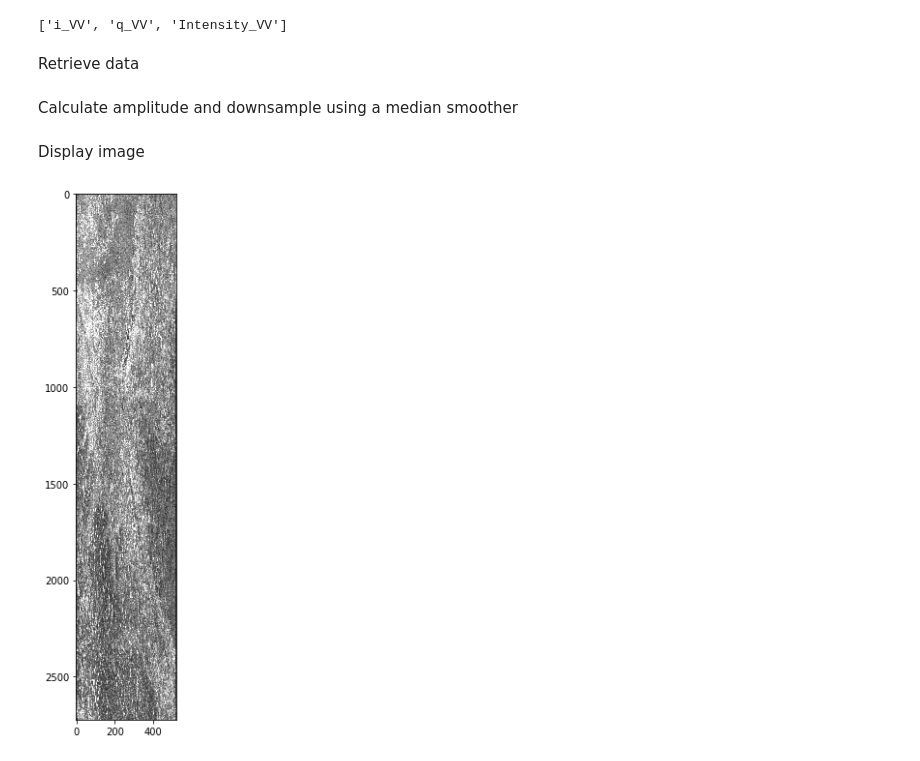
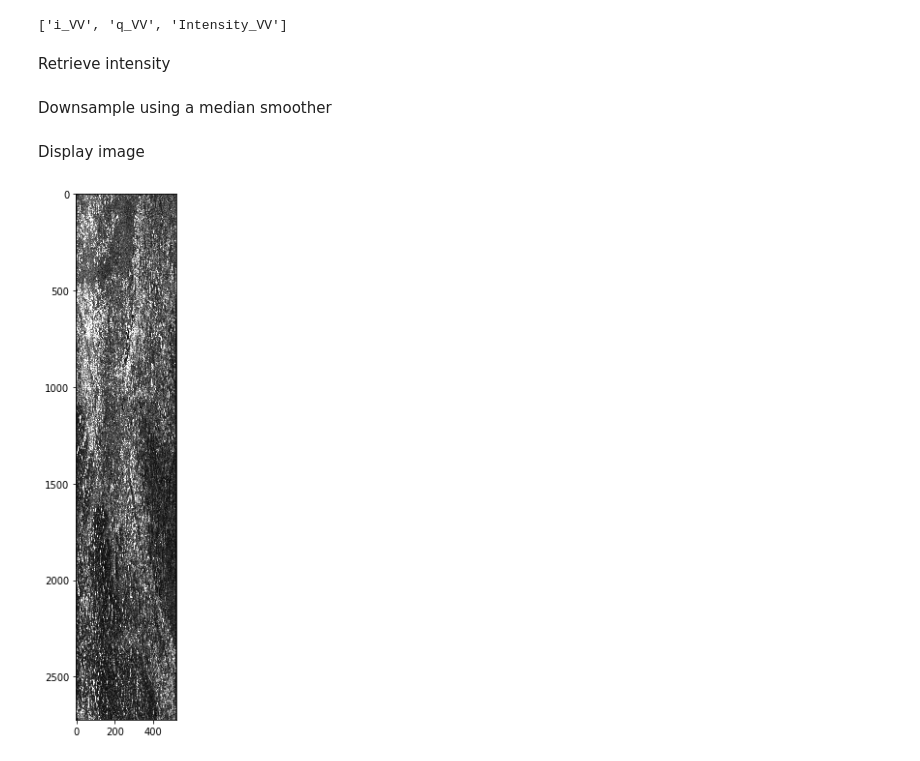
Before and after one commit to MITHaystack/science-casestudies, a Jupyter notebook: geo/insar/Envisat_SLC_Load.ipynb, the cells around one changed output. Saved outputs shown, nothing was run; the diff lists cells and outputs as text; code cells hidden in the pictures.

Commit message:
Now pull the intensity instead of the real part of the image

```diff
--- a/geo/insar/Envisat_SLC_Load.ipynb
+++ b/geo/insar/Envisat_SLC_Load.ipynb
@@ -91,16 +91,16 @@ list(prod.getBandNames())
 # %% [output]
 ['i_VV', 'q_VV', 'Intensity_VV']
 # %% [markdown]
-Retrieve data
+Retrieve intensity
 # %%
-data = snapRetrieveBandData(prod.getBand('i_VV'))
+data = snapRetrieveBandData(prod.getBand('Intensity_VV'))
 # %% [markdown]
-Calculate amplitude and downsample using a median smoother
+Downsample using a median smoother
 # %%
-amplitude = block_reduce(np.abs(data),(10,10),np.median);
+downsampled_data = block_reduce(data, (10,10), np.median);
 # %% [markdown]
 Display image
 # %%
-plt.imshow(amplitude, cmap='gray',vmax=100);
+plt.imshow(downsampled_data, cmap='gray',vmin=0, vmax=30000);
 # %% [output]
-[figure, old version]
+[figure, new version]
```
